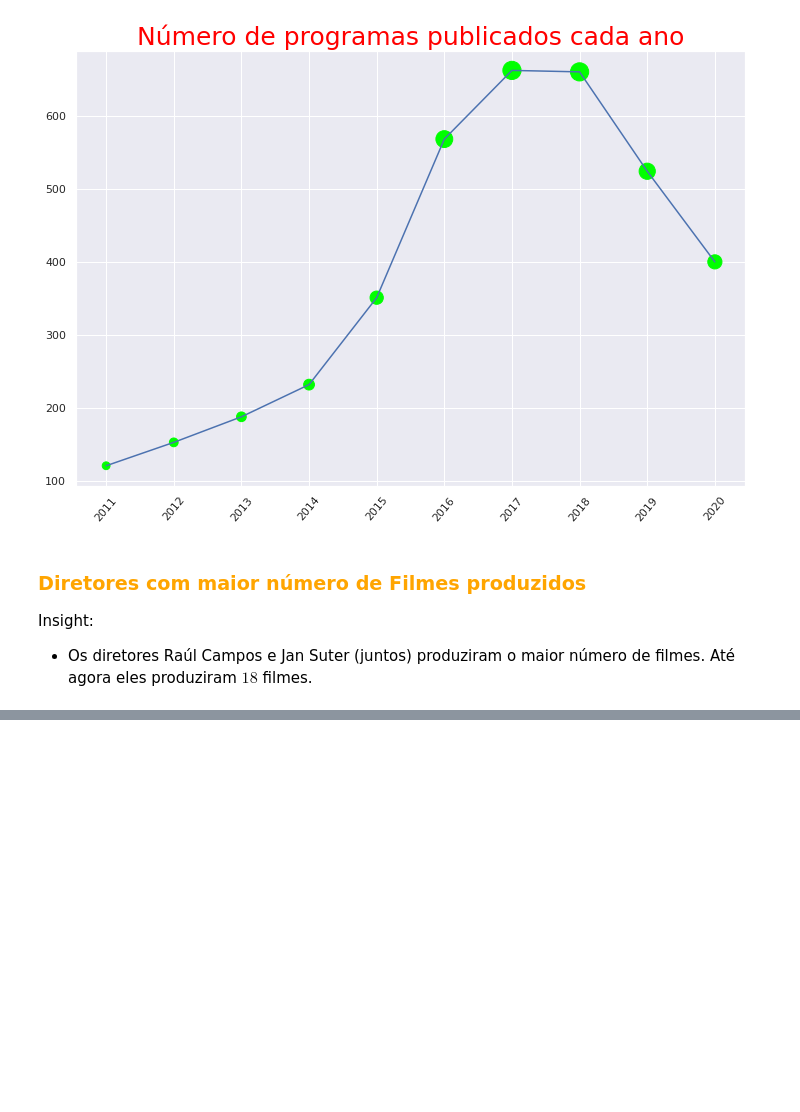
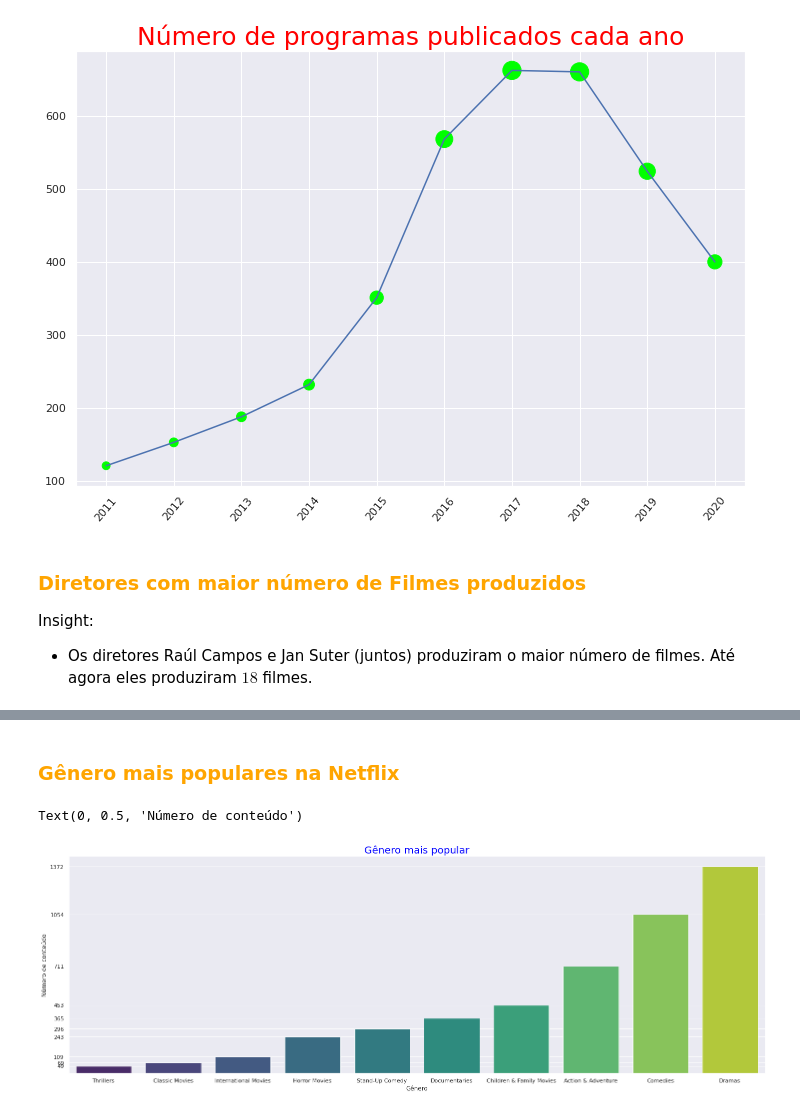
Before and after one commit to EddyGiusepe/Sistema_RECOMENDACION_Netflix, a Jupyter notebook: Netflix_RECOMMENDATION.ipynb, the cells around one changed output, grey strips where cells are left out. Cells and saved outputs as stored; diff of their text form; code cells hidden in the pictures; blank space fills up the shorter version.

```diff
--- a/Netflix_RECOMMENDATION.ipynb
+++ b/Netflix_RECOMMENDATION.ipynb
@@ -706,0 +715,12 @@ Text(0.5, 0, 'Número de Filmes lançados')
+# %% [markdown]
+### <font color="orange">Gênero mais populares na Netflix</font>
+# %%
+plt.figure(figsize=(25, 8))
+sns.barplot(x=df.Genero.value_counts()[:10].sort_values().index, y=df.Genero.value_counts()[:10].sort_values().values, palette="viridis")
+plt.title("Gênero mais popular", color="blue", fontsize=20)
+plt.yticks(df.Genero.value_counts()[:10].sort_values().values)
+plt.xlabel("Gênero")
+plt.ylabel("Número de conteúdo")
+# %% [output]
+Text(0, 0.5, 'Número de conteúdo')
+[figure, added]
```
Also changed, not shown: parts of 6 cells of this notebook.
